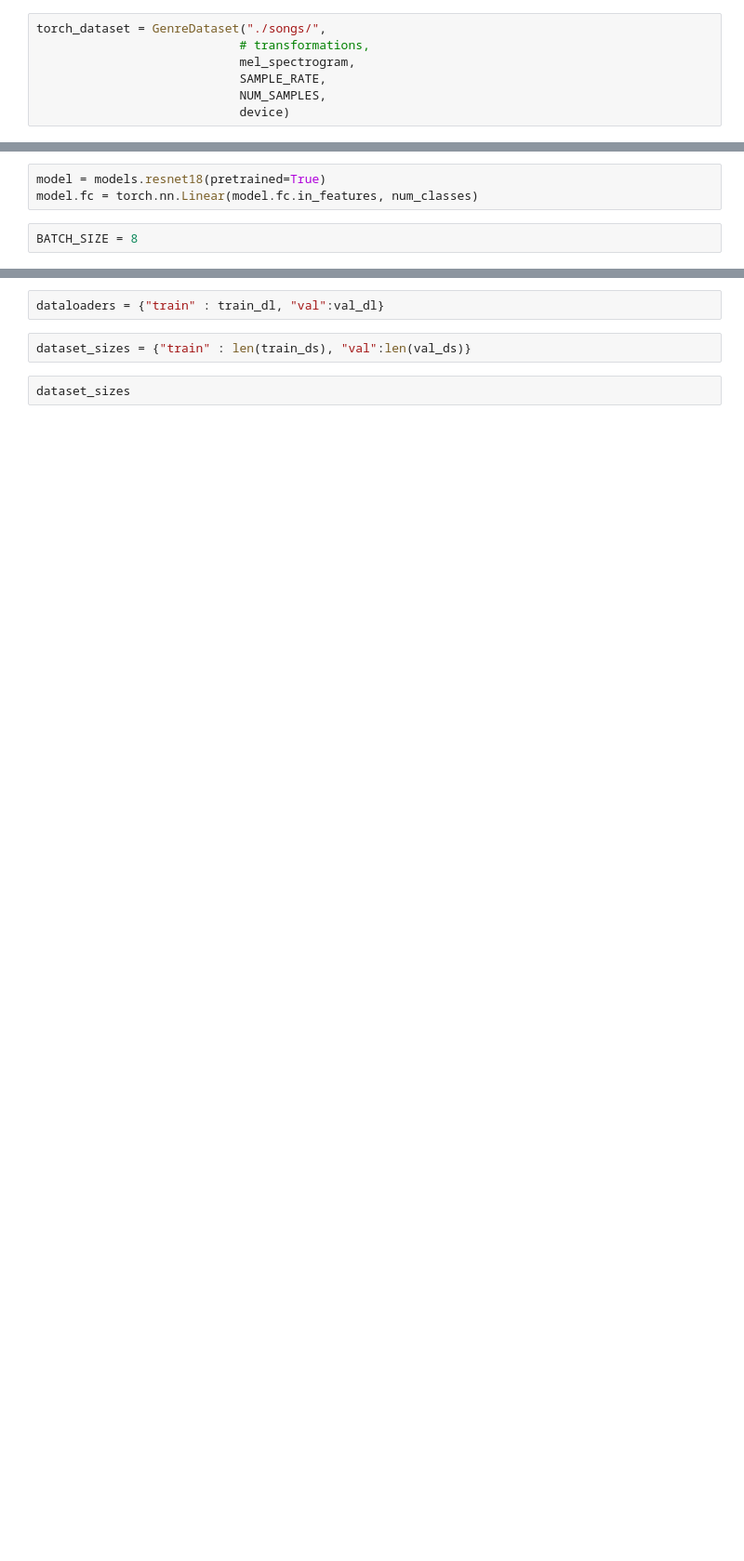
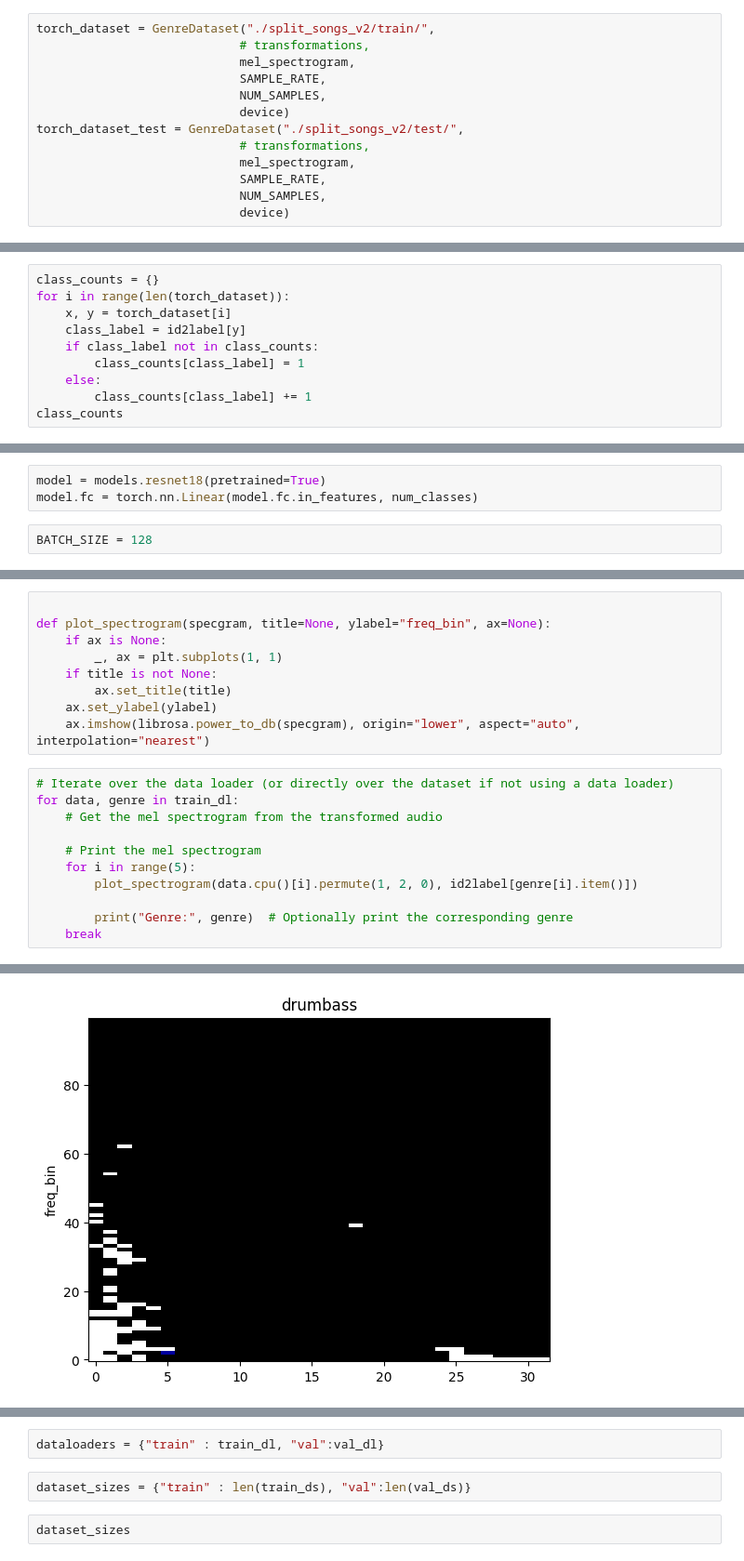
Before and after one commit to jvaleroliet/music_classificator, a Jupyter notebook: 2. Music Classificator.ipynb, the cells around one changed output, grey strips where cells are left out. Shown: that part at 93% size. Drawn from its saved outputs; the diff is of its cells as text; blank space fills up the shorter version.

```diff
--- a/2. Music Classificator.ipynb
+++ b/2. Music Classificator.ipynb
@@ -130,10 +176,16 @@ mel_spectrogram = torchaudio.transforms.MelSpectrogram(
 # %%
-torch_dataset = GenreDataset("./songs/",
+torch_dataset = GenreDataset("./split_songs_v2/train/",
                             # transformations,
                             mel_spectrogram,
                             SAMPLE_RATE,
                             NUM_SAMPLES,
                             device)
+torch_dataset_test = GenreDataset("./split_songs_v2/test/",
+                            # transformations,
+                            mel_spectrogram,
+                            SAMPLE_RATE,
+                            NUM_SAMPLES,
+                            device)
 # %%
 print(f"There are {len(torch_dataset)} samples in the dataset.")
 # %% [output]
@@ -140,0 +193,10 @@ There are 375 samples in the dataset.
+# %%
+class_counts = {}
+for i in range(len(torch_dataset)):
+    x, y = torch_dataset[i]
+    class_label = id2label[y]
+    if class_label not in class_counts:
+        class_counts[class_label] = 1
+    else:
+        class_counts[class_label] += 1
+class_counts
@@ -173,4 +254,4 @@ num_classes
 model = models.resnet18(pretrained=True)
 model.fc = torch.nn.Linear(model.fc.in_features, num_classes)
 # %%
-BATCH_SIZE = 8
+BATCH_SIZE = 128
@@ -190,0 +279,21 @@ val_dl = DataLoader(val_ds, BATCH_SIZE*2, num_workers=0, pin_memory=True)
+# %%
+
+def plot_spectrogram(specgram, title=None, ylabel="freq_bin", ax=None):
+    if ax is None:
+        _, ax = plt.subplots(1, 1)
+    if title is not None:
+        ax.set_title(title)
+    ax.set_ylabel(ylabel)
+    ax.imshow(librosa.power_to_db(specgram), origin="lower", aspect="auto", interpolation="nearest")
+# %%
+# Iterate over the data loader (or directly over the dataset if not using a data loader)
+for data, genre in train_dl:
+    # Get the mel spectrogram from the transformed audio
+
+    # Print the mel spectrogram
+    for i in range(5):
+        plot_spectrogram(data.cpu()[i].permute(1, 2, 0), id2label[genre[i].item()])
+
+        print("Genre:", genre)  # Optionally print the corresponding genre
+    break
+# %% [output]
@@ -190,0 +322 @@ val_dl = DataLoader(val_ds, BATCH_SIZE*2, num_workers=0, pin_memory=True)
+[figure, added]
```
Also changed, not shown: parts of 54 cells of this notebook.
